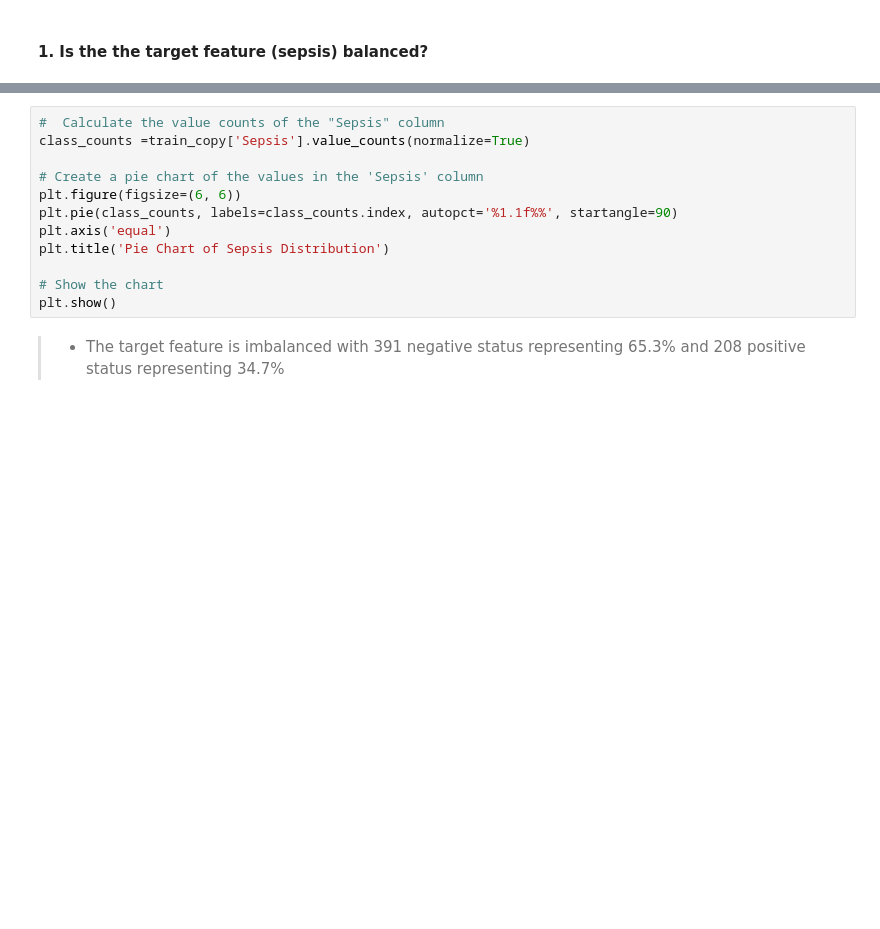
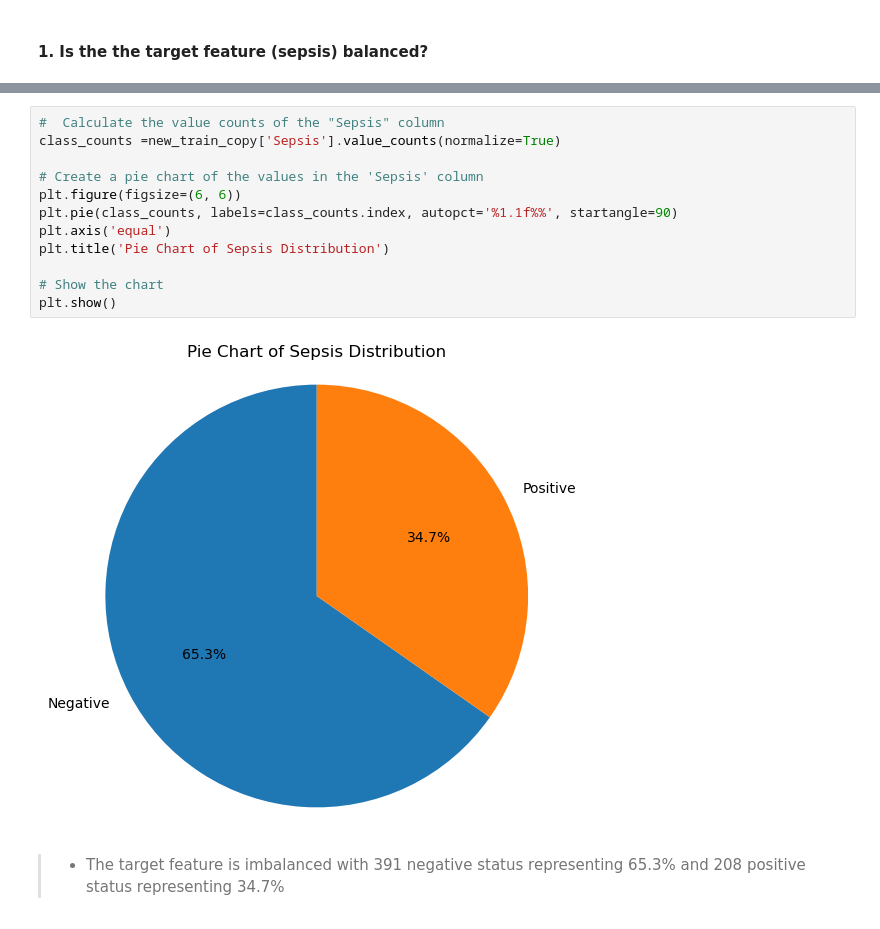
Before and after one commit to acheampongmaa/Sepsis-Prediction-Embedding-ML-into-a-Web-Application, a Jupyter notebook: dev/notebook/Machine Learning Model.ipynb, the cells around one changed output, grey strips where cells are left out. Cells and saved outputs as stored; diff of their text form; blank space fills up the shorter version.

```diff
--- a/dev/notebook/Machine Learning Model.ipynb
+++ b/dev/notebook/Machine Learning Model.ipynb
@@ -501,15 +521,17 @@ plt.show()
 # %%
 #  Calculate the value counts of the "Sepsis" column
-class_counts =train_copy['Sepsis'].value_counts(normalize=True)
+class_counts =new_train_copy['Sepsis'].value_counts(normalize=True)
 
 # Create a pie chart of the values in the 'Sepsis' column
 plt.figure(figsize=(6, 6))
 plt.pie(class_counts, labels=class_counts.index, autopct='%1.1f%%', startangle=90)
 plt.axis('equal')
 plt.title('Pie Chart of Sepsis Distribution')
 
 # Show the chart
 plt.show()
+# %% [output]
+[figure, added]
 # %% [markdown]
 > - The target feature is imbalanced with 391 negative status representing 65.3%  and 208 positive status representing 34.7%
 # %% [markdown]
```
Also changed, not shown: parts of 39 cells of this notebook.
